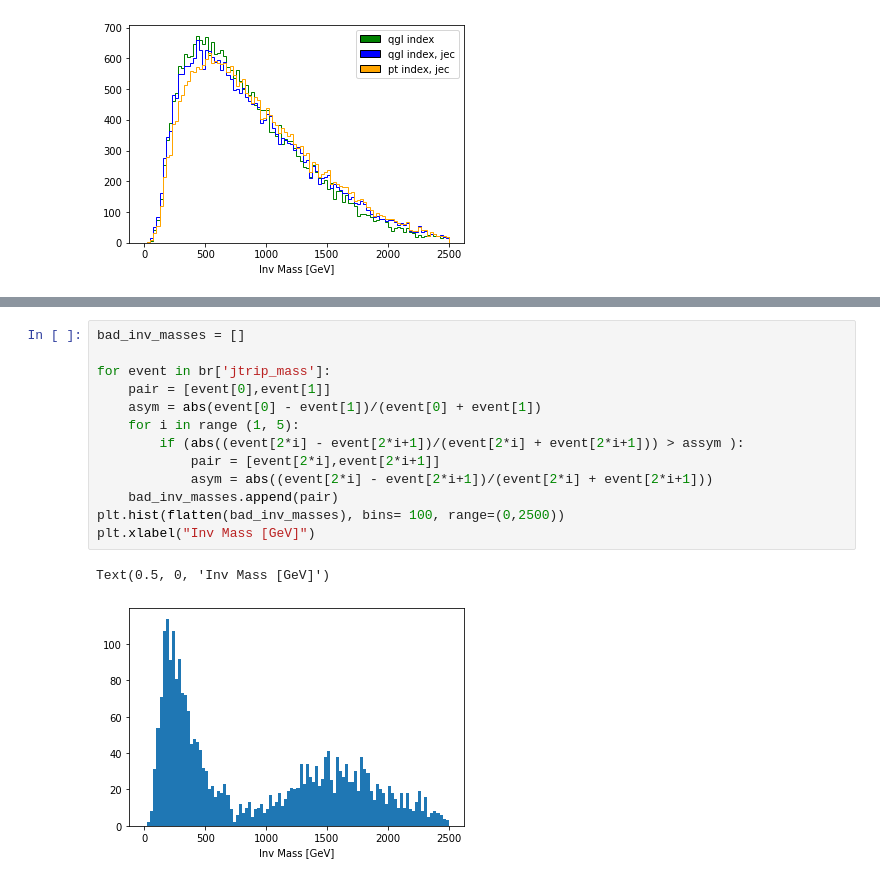
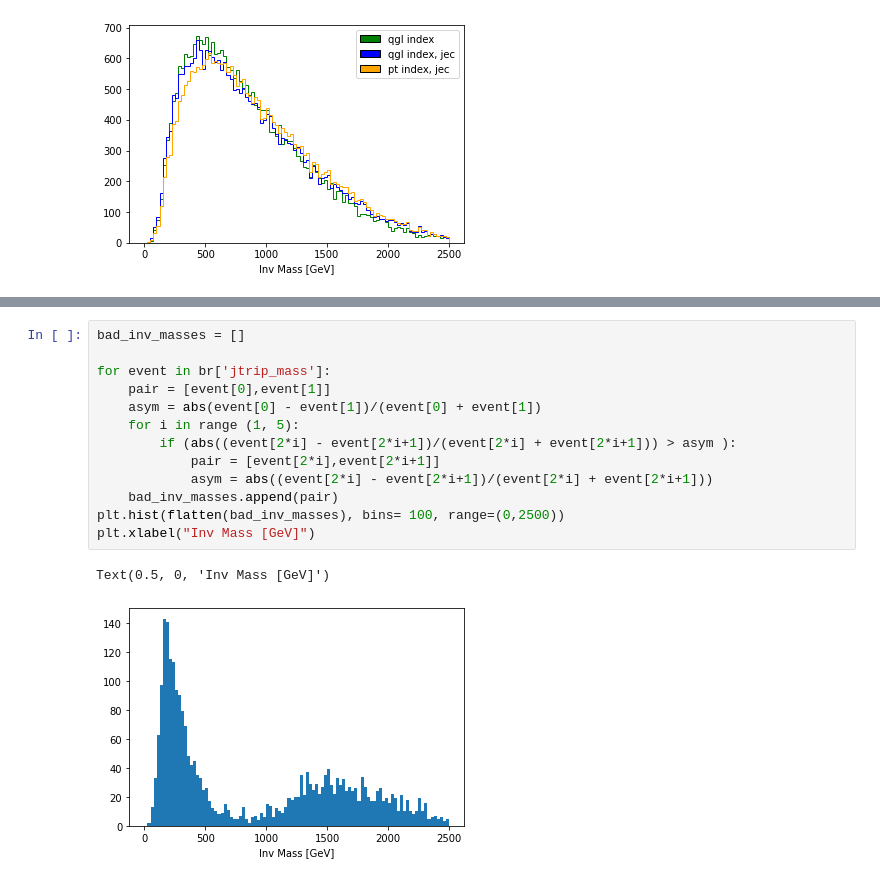
Before and after one commit to akanugan/MultiJets, a Jupyter notebook: Testing.ipynb, the cells around one changed output, grey strips where cells are left out. Cells and saved outputs as stored; diff of their text form.

Commit message:
Fixed broken plot

```diff
--- a/Testing.ipynb
+++ b/Testing.ipynb
@@ -75,16 +76,16 @@ NameError: name 'br' is not defined
 # %%
 bad_inv_masses = []
 
 for event in br['jtrip_mass']:
     pair = [event[0],event[1]]
     asym = abs(event[0] - event[1])/(event[0] + event[1])
     for i in range (1, 5):
-        if (abs((event[2*i] - event[2*i+1])/(event[2*i] + event[2*i+1])) > assym ):
+        if (abs((event[2*i] - event[2*i+1])/(event[2*i] + event[2*i+1])) > asym ):
             pair = [event[2*i],event[2*i+1]]
             asym = abs((event[2*i] - event[2*i+1])/(event[2*i] + event[2*i+1]))
     bad_inv_masses.append(pair)
 plt.hist(flatten(bad_inv_masses), bins= 100, range=(0,2500))
 plt.xlabel("Inv Mass [GeV]")
 # %% [output]
 Text(0.5, 0, 'Inv Mass [GeV]')
-[figure, old version]
+[figure, new version]
```
Also changed, not shown: parts of 1 cell of this notebook.
